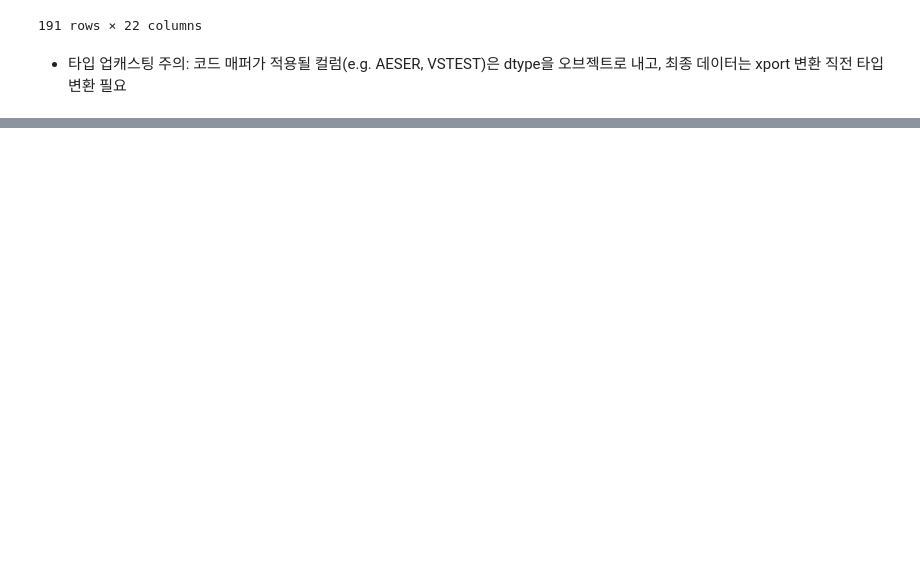
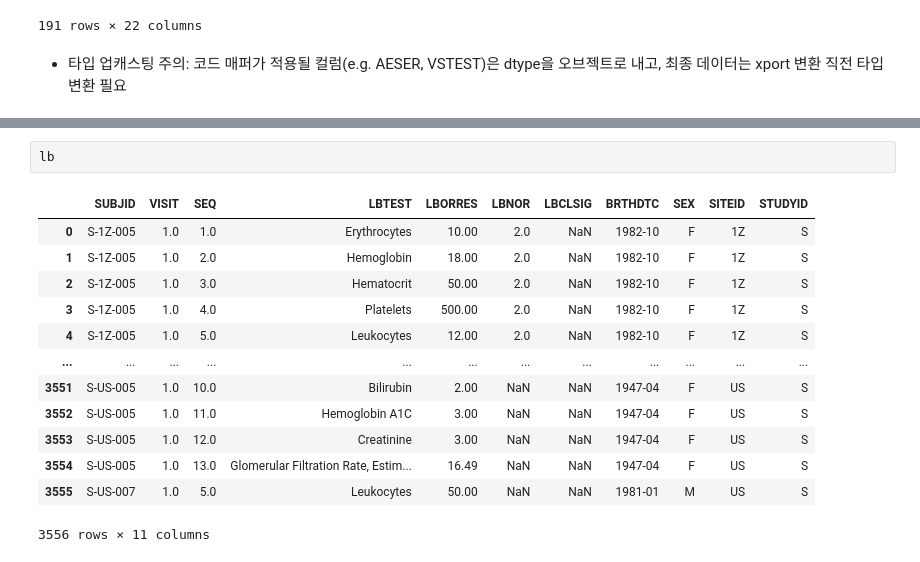
Before and after one commit to beeseosil/pub, a Jupyter notebook: ct/dmb.ipynb, the cells around one changed output, grey strips where cells are left out. Cells and saved outputs as stored; diff of their text form; blank space fills up the shorter version.

```diff
--- a/ct/dmb.ipynb
+++ b/ct/dmb.ipynb
@@ -255,0 +271,16 @@ ae_sdtm
+# %%
+lb
+# %% [output]
+|  | SUBJID | VISIT | SEQ | LBTEST | LBORRES | LBNOR | LBCLSIG | BRTHDTC | SEX | SITEID | STUDYID |
+| 0 | S-1Z-005 | 1.0 | 1.0 | Erythrocytes | 10.00 | 2.0 | NaN | 1982-10 | F | 1Z | S |
+| 1 | S-1Z-005 | 1.0 | 2.0 | Hemoglobin | 18.00 | 2.0 | NaN | 1982-10 | F | 1Z | S |
+| 2 | S-1Z-005 | 1.0 | 3.0 | Hematocrit | 50.00 | 2.0 | NaN | 1982-10 | F | 1Z | S |
+| 3 | S-1Z-005 | 1.0 | 4.0 | Platelets | 500.00 | 2.0 | NaN | 1982-10 | F | 1Z | S |
+| 4 | S-1Z-005 | 1.0 | 5.0 | Leukocytes | 12.00 | 2.0 | NaN | 1982-10 | F | 1Z | S |
+| ... | ... | ... | ... | ... | ... | ... | ... | ... | ... | ... | ... |
+| 3551 | S-US-005 | 1.0 | 10.0 | Bilirubin | 2.00 | NaN | NaN | 1947-04 | F | US | S |
+| 3552 | S-US-005 | 1.0 | 11.0 | Hemoglobin A1C | 3.00 | NaN | NaN | 1947-04 | F | US | S |
+| 3553 | S-US-005 | 1.0 | 12.0 | Creatinine | 3.00 | NaN | NaN | 1947-04 | F | US | S |
+| 3554 | S-US-005 | 1.0 | 13.0 | Glomerular Filtration Rate, Estim... | 16.49 | NaN | NaN | 1947-04 | F | US | S |
+| 3555 | S-US-007 | 1.0 | 5.0 | Leukocytes | 50.00 | NaN | NaN | 1981-01 | M | US | S |
+3556 rows × 11 columns
```
Also changed, not shown: parts of 17 cells of this notebook.
